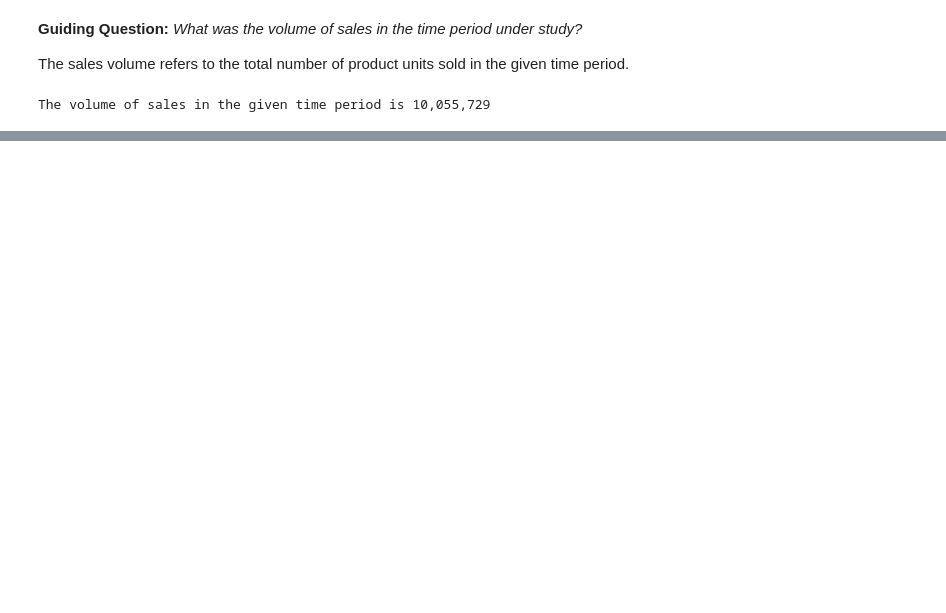
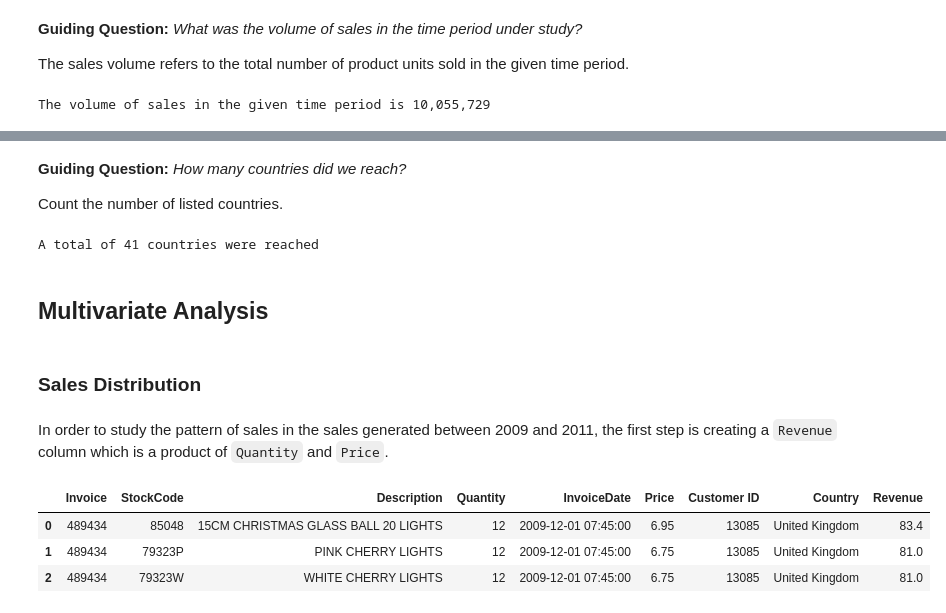
Before and after one commit to mwaurahmn/clv_rfm, a Jupyter notebook: Sales Analysis.ipynb, the cells around one changed output, grey strips where cells are left out. Drawn from its saved outputs; the diff is of its cells as text; code cells hidden in the pictures; blank space fills up the shorter version.

```diff
--- a/Sales Analysis.ipynb
+++ b/Sales Analysis.ipynb
@@ -128,0 +119,27 @@ A total of 41 countries were reached
+# %% [markdown]
+**Guiding Question:** _How many countries did we reach?_
+
+Count the number of listed countries.
+# %%
+# Countries count
+countries = len(list(df['Country'].value_counts()))
+print('A total of {:,} countries were reached'.format(countries))
+# %% [output]
+A total of 41 countries were reached
+# %% [markdown]
+## Multivariate Analysis
+# %% [markdown]
+### Sales Distribution
+# %% [markdown]
+In order to study the pattern of sales in the sales generated between 2009 and 2011, the first step is creating a `Revenue` column which is a product of `Quantity` and `Price`.
+# %%
+# Revenue
+df['Revenue'] = df['Quantity'] * df['Price']
+
+# View sample data
+df.head(3)
+# %% [output]
+|  | Invoice | StockCode | Description | Quantity | InvoiceDate | Price | Customer ID | Country | Revenue |
+| 0 | 489434 | 85048 | 15CM CHRISTMAS GLASS BALL 20 LIGHTS | 12 | 2009-12-01 07:45:00 | 6.95 | 13085 | United Kingdom | 83.4 |
+| 1 | 489434 | 79323P | PINK CHERRY LIGHTS | 12 | 2009-12-01 07:45:00 | 6.75 | 13085 | United Kingdom | 81.0 |
+| 2 | 489434 | 79323W | WHITE CHERRY LIGHTS | 12 | 2009-12-01 07:45:00 | 6.75 | 13085 | United Kingdom | 81.0 |
```
Also changed, not shown: parts of 42 cells of this notebook, 3 other files.
